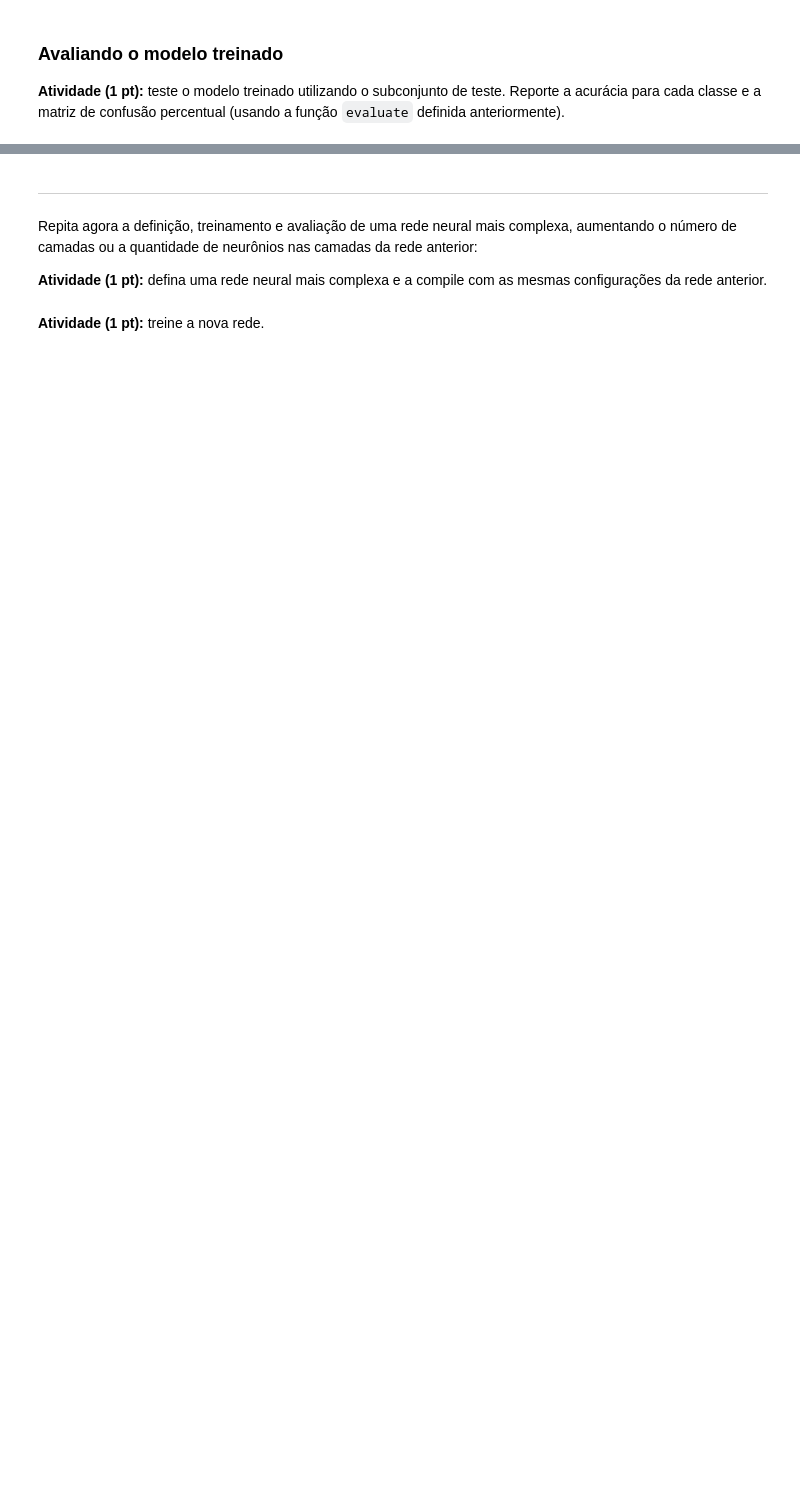
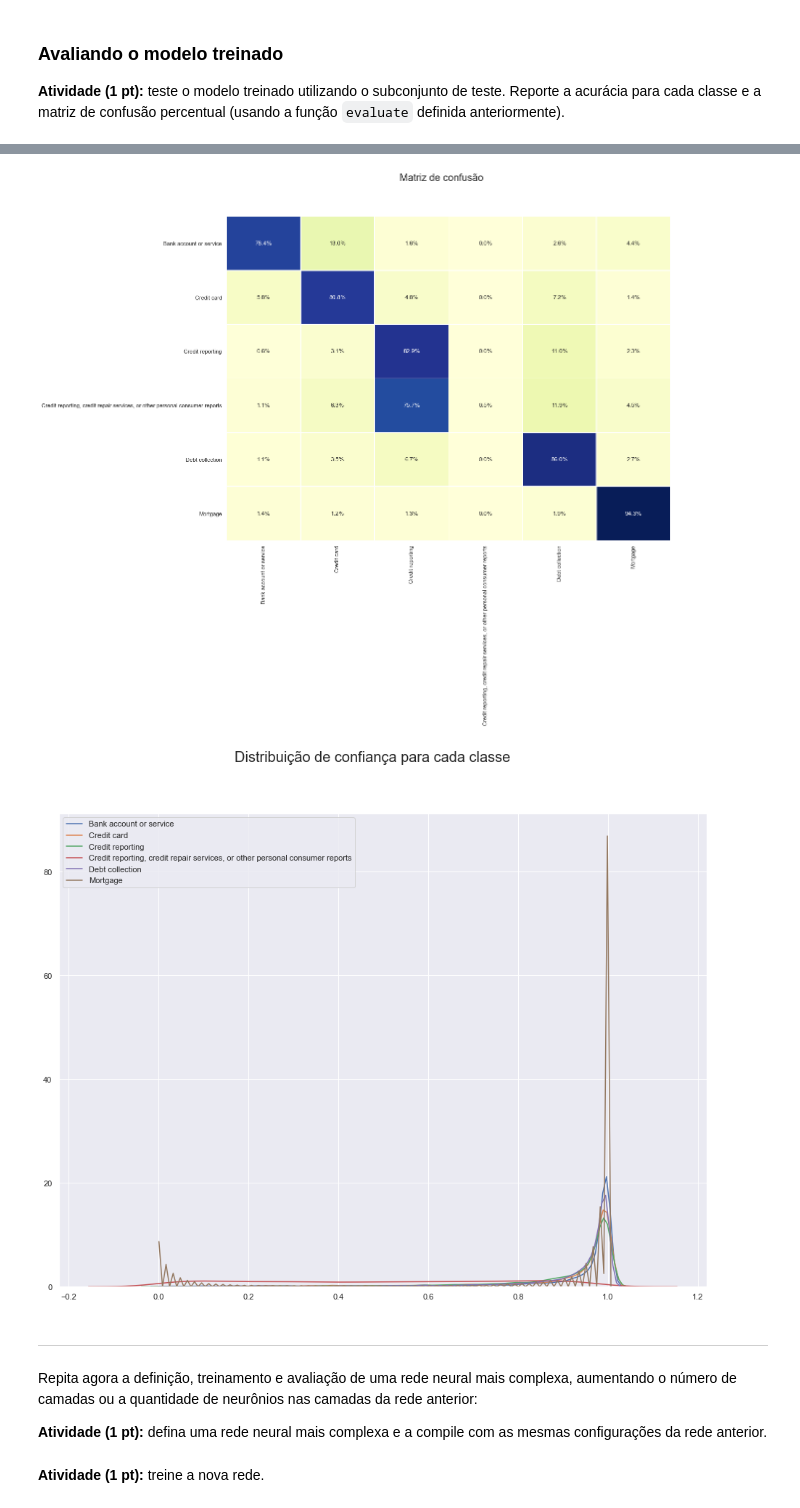
Before and after one commit to kroncatti/complex-data-mining, a Jupyter notebook: inf-0616-supervised-learning/assignment3/assignment_3.ipynb, the cells around one changed output, grey strips where cells are left out. Drawn from its saved outputs; the diff is of its cells as text; code cells hidden in the pictures; blank space fills up the shorter version.

```diff
--- a/inf-0616-supervised-learning/assignment3/assignment_3.ipynb
+++ b/inf-0616-supervised-learning/assignment3/assignment_3.ipynb
@@ -320,3 +341,16 @@ history_f.head()
 ### Avaliando o modelo treinado
 
 **Atividade (1 pt):** teste o modelo treinado utilizando o subconjunto de teste. Reporte a acurácia para cada classe e a matriz de confusão percentual (usando a função `evaluate` definida anteriormente).
+# %%
+# Searching score
+score = model.evaluate(x_test.toarray(), y_ohe_test, verbose=1)
+print('Test loss:', score[0])
+print('Test accuracy (NOT BALANCED):', score[1])
+
+# Applying previously calculated function
+probs = model.predict(x_test.toarray())
+predicted_classes = np.argmax(probs, axis=-1)
+
+
+evaluate(ye_test, predicted_classes, probs, labels=label_enc.classes_)
+# %% [output]
@@ -323,3 +363,5 @@ history_f.head()
+[figure, added]
+[figure, added]
 # %% [markdown]
 --------
 
```
Also changed, not shown: parts of 10 cells of this notebook, 2 other files.
